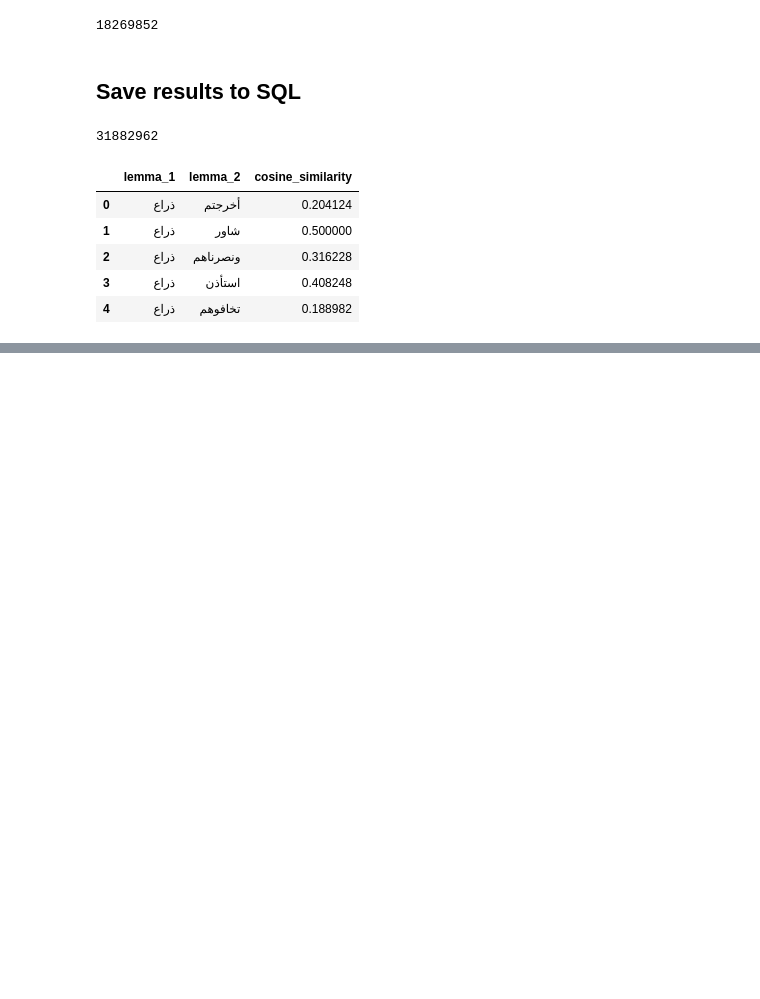
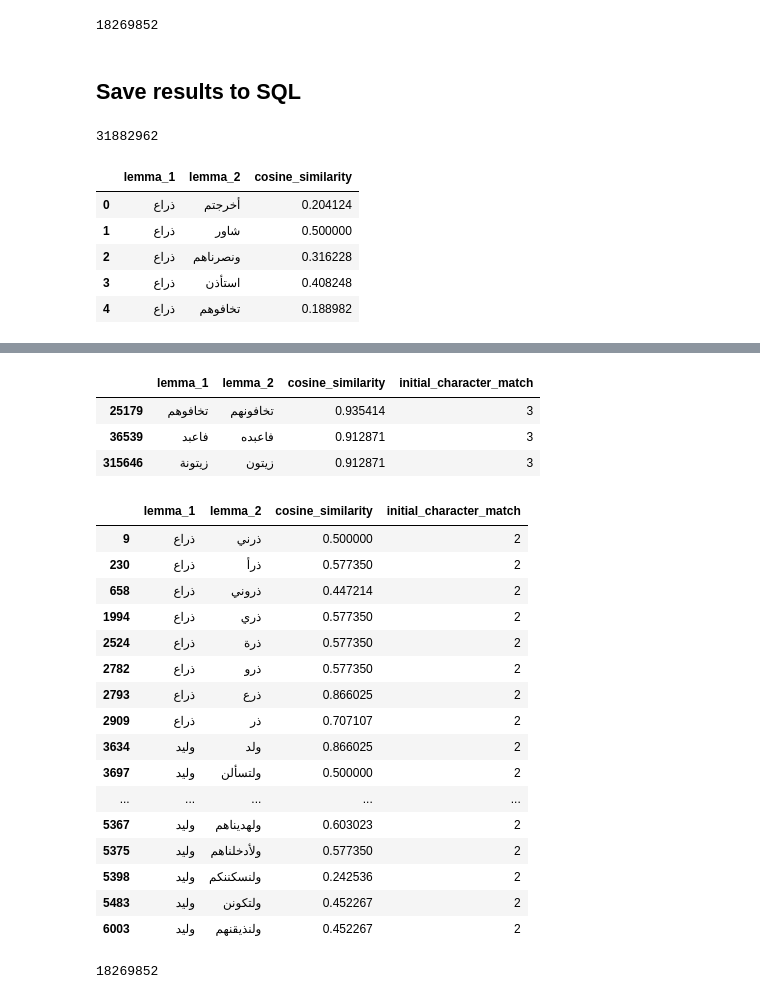
Before and after one commit to jawadshuaib/quran-similarity-search-jupyter-notebooks, a Jupyter notebook: BB - Vectorize to find Lemma Cousins.ipynb, the cells around one changed output, grey strips where cells are left out. Cells and saved outputs as stored; diff of their text form; code cells hidden in the pictures; blank space fills up the shorter version.

Commit message:
Added initial str match comparison

```diff
--- a/BB - Vectorize to find Lemma Cousins.ipynb
+++ b/BB - Vectorize to find Lemma Cousins.ipynb
@@ -245,0 +279,10 @@ dfY[dfY['lemma_1'] == 'إنسان'].sort_values(by=['cosine_similarity'], ascend
+# %%
+def initial_character_match_options (lemma_1, lemma_2):
+    if lemma_1[0:3] == lemma_2[0:3]:
+        return 3
+    elif lemma_1[0:2] == lemma_2[0:2]:
+        return 2
+    elif lemma_1[0:1] == lemma_2[0:1]:
+        return 1
+    else:
+        return 0
@@ -245,0 +291,36 @@ dfY[dfY['lemma_1'] == 'إنسان'].sort_values(by=['cosine_similarity'], ascend
+# %%
+dfB[dfB['initial_character_match'] == 3]
+# %% [output]
+|  | lemma_1 | lemma_2 | cosine_similarity | initial_character_match |
+| 25179 | تخافوهم | تخافونهم | 0.935414 | 3 |
+| 36539 | فاعبد | فاعبده | 0.912871 | 3 |
+| 315646 | زيتونة | زيتون | 0.912871 | 3 |
+# %%
+dfSql = df.copy ()
+# %%
+dfSql['initial_character_match'] = dfSql.apply(lambda x: initial_character_match_options(x.lemma_1, x.lemma_2), axis=1)
+# %%
+dfSql[(dfSql['initial_character_match'] == 2)].head(30)
+# %% [output]
+|  | lemma_1 | lemma_2 | cosine_similarity | initial_character_match |
+| 9 | ذراع | ذرني | 0.500000 | 2 |
+| 230 | ذراع | ذرأ | 0.577350 | 2 |
+| 658 | ذراع | ذروني | 0.447214 | 2 |
+| 1994 | ذراع | ذري | 0.577350 | 2 |
+| 2524 | ذراع | ذرة | 0.577350 | 2 |
+| 2782 | ذراع | ذرو | 0.577350 | 2 |
+| 2793 | ذراع | ذرع | 0.866025 | 2 |
+| 2909 | ذراع | ذر | 0.707107 | 2 |
+| 3634 | وليد | ولد | 0.866025 | 2 |
+| 3697 | وليد | ولتسألن | 0.500000 | 2 |
+| ... | ... | ... | ... | ... |
+| 5367 | وليد | ولهديناهم | 0.603023 | 2 |
+| 5375 | وليد | ولأدخلناهم | 0.577350 | 2 |
+| 5398 | وليد | ولنسكننكم | 0.242536 | 2 |
+| 5483 | وليد | ولتكونن | 0.452267 | 2 |
+| 6003 | وليد | ولنذيقنهم | 0.452267 | 2 |
+# %%
+# Save to MySQL using chunks of 500 rows each
+dfSql.to_sql('tbl_lemma_relatives', engine, index=False, if_exists='append', chunksize=500, method=None)
+# %% [output]
+18269852
```
Also changed, not shown: parts of 42 cells of this notebook.
